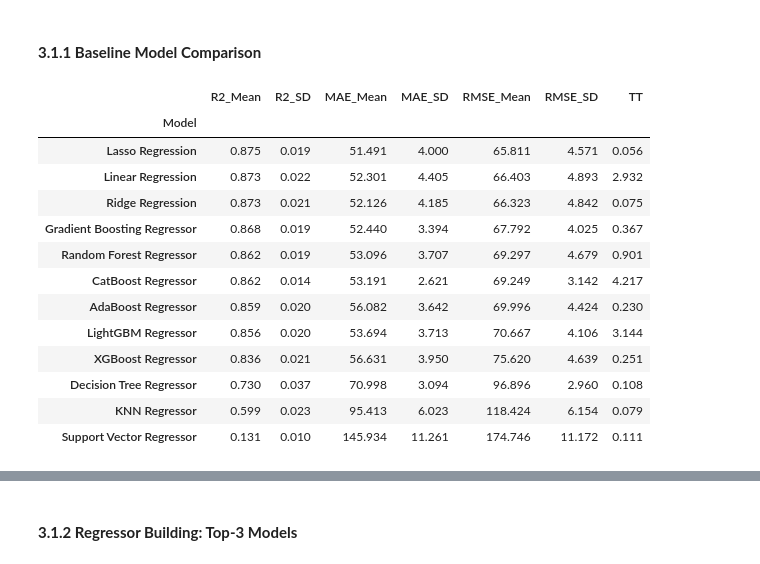
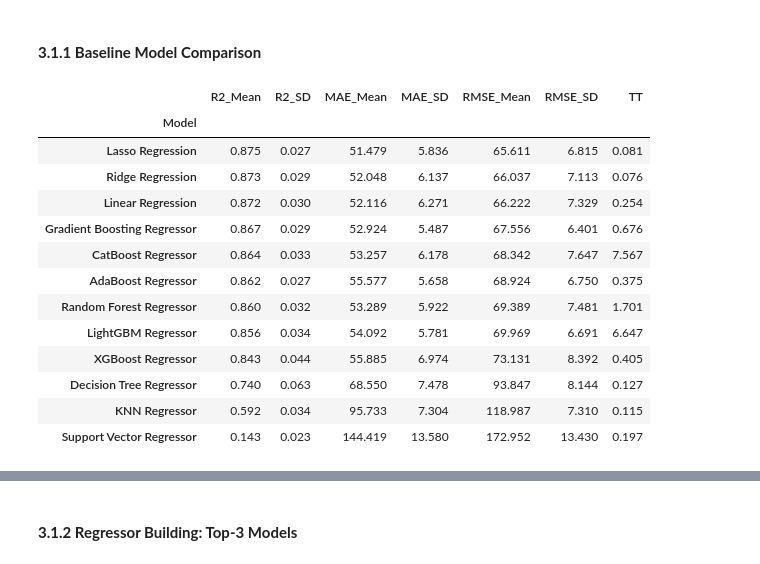
Before and after one commit to LingAdeu/dynamic-pricing-model, a Jupyter notebook: notebook/notebook.ipynb, the cells around one changed output, grey strips where cells are left out. Cells and saved outputs as stored; diff of their text form; code cells hidden in the pictures.

```diff
--- a/notebook/notebook.ipynb
+++ b/notebook/notebook.ipynb
@@ -65,9 +65,8 @@ import time
 from sklearn.model_selection import KFold, cross_val_score
 from sklearn.pipeline import Pipeline
 from sklearn.compose import ColumnTransformer
-from sklearn.model_selection import StratifiedKFold
-from sklearn.model_selection import cross_validate
 import joblib
+pd.options.display.max_colwidth = 80
 # %% [markdown]
 ## **2 Data Understanding**
 In this section, my aim is to find out the overview of the data in terms of sanity. Each answer of the questions will provide an understanding what treatment I should give to the data to avoid introducing errors in the machine learning model's predictions. Not only model's predictions become biased or not trustworthy, but inferential statistical tests can also give an invalid conclusions.
@@ -416,6 +438,5 @@ Lorem ipsum dolor sit amet, consectetur adipiscing elit, sed do eiusmod tempor i
 # %%
-
-# Specify models for comparison
+# specify models for comparison
 regressors = [
     ('Linear Regression', LinearRegression()),
     ('Ridge Regression', Ridge()),
@@ -428,21 +449,18 @@ regressors = [
     ('LightGBM Regressor', LGBMRegressor(random_state=RANDOM_STATE, verbose=-100)),
     ('CatBoost Regressor', CatBoostRegressor(random_state=RANDOM_STATE, verbose=0)),
     ('KNN Regressor', KNeighborsRegressor()),
-    ('Support Vector Regressor', SVR())
+    ('Support Vector Regressor', SVR(kernel='rbf'))
 ]
 
-# Define custom scorers
+# define scorer
 scoring = {
     'R2': make_scorer(r2_score),
     'MAE': make_scorer(mean_absolute_error),
     'RMSE': make_scorer(lambda y_true, y_pred: mean_squared_error(y_true, y_pred, squared=False))
 }
 
-# assemble everything in a pipeline
+# assemble algorithm and preprocessing in a pipeline
 pipelines = [(name, Pipeline(steps=[
     ('preprocessor', preprocessor),
     ('regressor', model)
 ])) for name, model in regressors]
-
-# use stratified k-fold cross-validation
-skf = StratifiedKFold(n_splits=10, shuffle=True, random_state=RANDOM_STATE)
@@ -453,10 +474,10 @@ Lorem ipsum dolor sit amet, consectetur adipiscing elit, sed do eiusmod tempor i
 # %% [markdown]
 #### **3.1.1 Baseline Model Comparison**
 # %%
-# Use K-Fold cross-validation
-kf = KFold(n_splits=5, shuffle=True, random_state=RANDOM_STATE)
+# use K-Fold cv
+kf = KFold(n_splits=10, shuffle=True, random_state=RANDOM_STATE)
 
-# Evaluate each model via model comparison
+# eval each model via model comparison
 results = []
 for name, pipeline in pipelines:
     scores = {}
@@ -470,25 +491,26 @@ for name, pipeline in pipelines:
     scores['TT'] = training_time
     results.append((name, scores))
 
-# DataFrame for comparison
+# put results in df for easier comparison
 results_df = pd.DataFrame(results, columns=['Model', 'Scores'])
 scores_df = results_df['Scores'].apply(pd.Series)
 results_df = pd.concat([results_df[['Model']], scores_df], axis=1)
 results_df = results_df.set_index('Model')
 # %%
-results_df.round(3).sort_values(by='R2_Mean', ascending=False)
+# display output
+results_df.round(3).sort_values(by='RMSE_Mean', ascending=True)
 # %% [output]
 |  | R2_Mean | R2_SD | MAE_Mean | MAE_SD | RMSE_Mean | RMSE_SD | TT |
 | Model |  |  |  |  |  |  |  |
-| Lasso Regression | 0.875 | 0.019 | 51.491 | 4.000 | 65.811 | 4.571 | 0.056 |
-| Linear Regression | 0.873 | 0.022 | 52.301 | 4.405 | 66.403 | 4.893 | 2.932 |
-| Ridge Regression | 0.873 | 0.021 | 52.126 | 4.185 | 66.323 | 4.842 | 0.075 |
-| Gradient Boosting Regressor | 0.868 | 0.019 | 52.440 | 3.394 | 67.792 | 4.025 | 0.367 |
-| Random Forest Regressor | 0.862 | 0.019 | 53.096 | 3.707 | 69.297 | 4.679 | 0.901 |
-| CatBoost Regressor | 0.862 | 0.014 | 53.191 | 2.621 | 69.249 | 3.142 | 4.217 |
-| AdaBoost Regressor | 0.859 | 0.020 | 56.082 | 3.642 | 69.996 | 4.424 | 0.230 |
-| LightGBM Regressor | 0.856 | 0.020 | 53.694 | 3.713 | 70.667 | 4.106 | 3.144 |
-| XGBoost Regressor | 0.836 | 0.021 | 56.631 | 3.950 | 75.620 | 4.639 | 0.251 |
-| Decision Tree Regressor | 0.730 | 0.037 | 70.998 | 3.094 | 96.896 | 2.960 | 0.108 |
-| KNN Regressor | 0.599 | 0.023 | 95.413 | 6.023 | 118.424 | 6.154 | 0.079 |
-| Support Vector Regressor | 0.131 | 0.010 | 145.934 | 11.261 | 174.746 | 11.172 | 0.111 |
+| Lasso Regression | 0.875 | 0.027 | 51.479 | 5.836 | 65.611 | 6.815 | 0.081 |
+| Ridge Regression | 0.873 | 0.029 | 52.048 | 6.137 | 66.037 | 7.113 | 0.076 |
+| Linear Regression | 0.872 | 0.030 | 52.116 | 6.271 | 66.222 | 7.329 | 0.254 |
+| Gradient Boosting Regressor | 0.867 | 0.029 | 52.924 | 5.487 | 67.556 | 6.401 | 0.676 |
+| CatBoost Regressor | 0.864 | 0.033 | 53.257 | 6.178 | 68.342 | 7.647 | 7.567 |
+| AdaBoost Regressor | 0.862 | 0.027 | 55.577 | 5.658 | 68.924 | 6.750 | 0.375 |
+| Random Forest Regressor | 0.860 | 0.032 | 53.289 | 5.922 | 69.389 | 7.481 | 1.701 |
+| LightGBM Regressor | 0.856 | 0.034 | 54.092 | 5.781 | 69.969 | 6.691 | 6.647 |
+| XGBoost Regressor | 0.843 | 0.044 | 55.885 | 6.974 | 73.131 | 8.392 | 0.405 |
+| Decision Tree Regressor | 0.740 | 0.063 | 68.550 | 7.478 | 93.847 | 8.144 | 0.127 |
+| KNN Regressor | 0.592 | 0.034 | 95.733 | 7.304 | 118.987 | 7.310 | 0.115 |
+| Support Vector Regressor | 0.143 | 0.023 | 144.419 | 13.580 | 172.952 | 13.430 | 0.197 |
```
Also changed, not shown: parts of 38 cells of this notebook.
